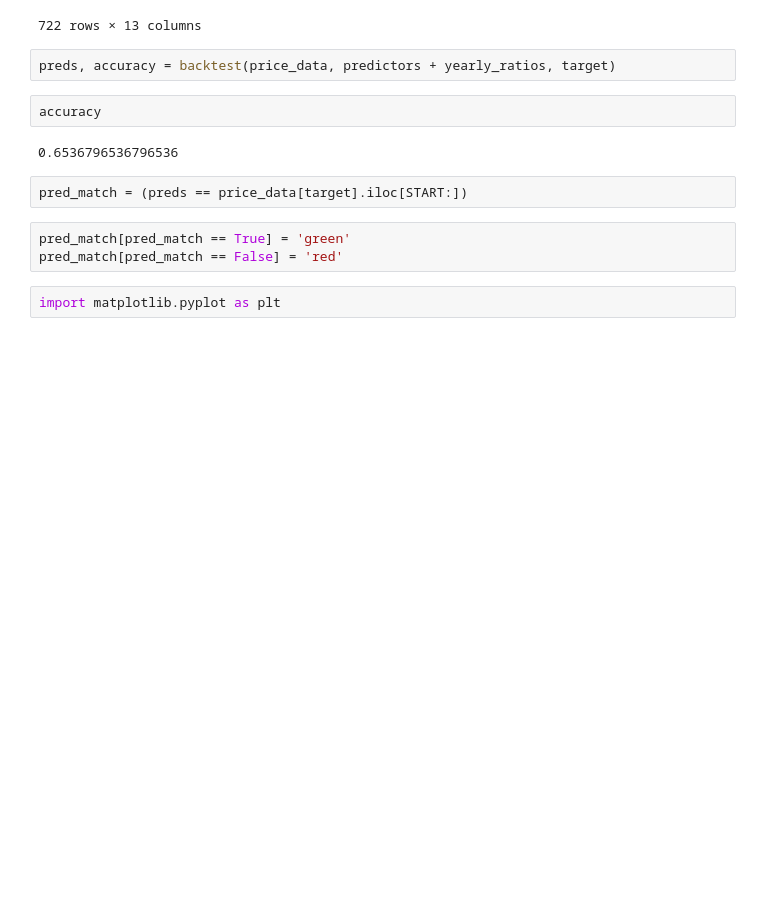
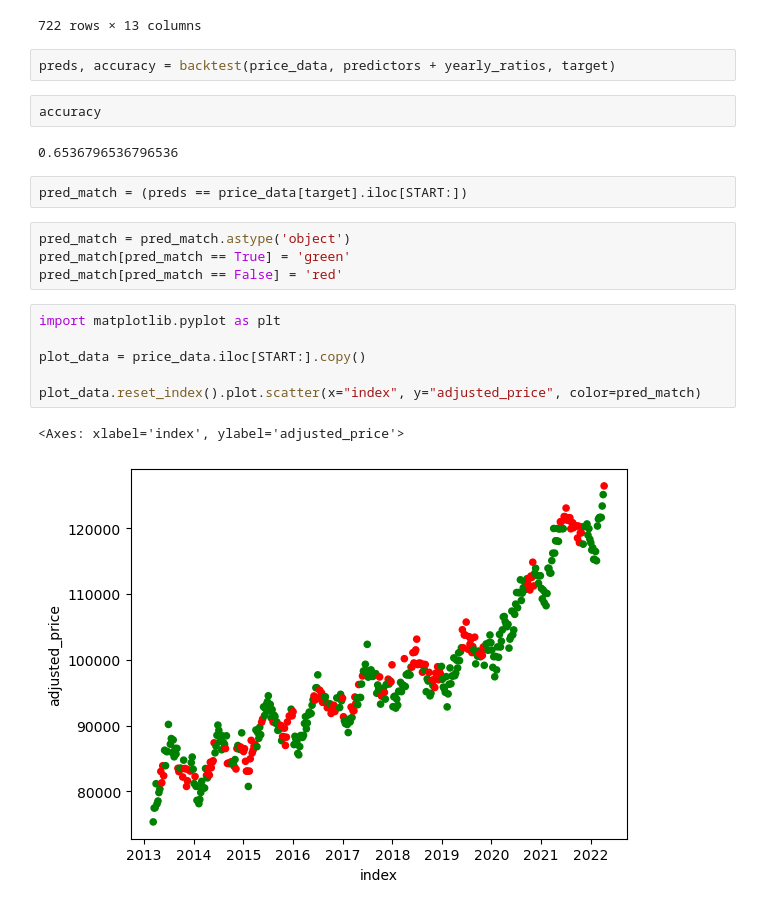
Before and after one commit to dyen66/house-price-prediction, a Jupyter notebook: House Price Prediction.ipynb, the cells around one changed output. Cells and saved outputs as stored; diff of their text form; blank space fills up the shorter version.

```diff
--- a/House Price Prediction.ipynb
+++ b/House Price Prediction.ipynb
@@ -425,7 +425,15 @@ accuracy
 # %%
 pred_match = (preds == price_data[target].iloc[START:])
 # %%
+pred_match = pred_match.astype('object')
 pred_match[pred_match == True] = 'green'
 pred_match[pred_match == False] = 'red'
 # %%
 import matplotlib.pyplot as plt
+
+plot_data = price_data.iloc[START:].copy()
+
+plot_data.reset_index().plot.scatter(x="index", y="adjusted_price", color=pred_match)
+# %% [output]
+<Axes: xlabel='index', ylabel='adjusted_price'>
+[figure, added]
```
Also changed, not shown: parts of 3 cells of this notebook.
